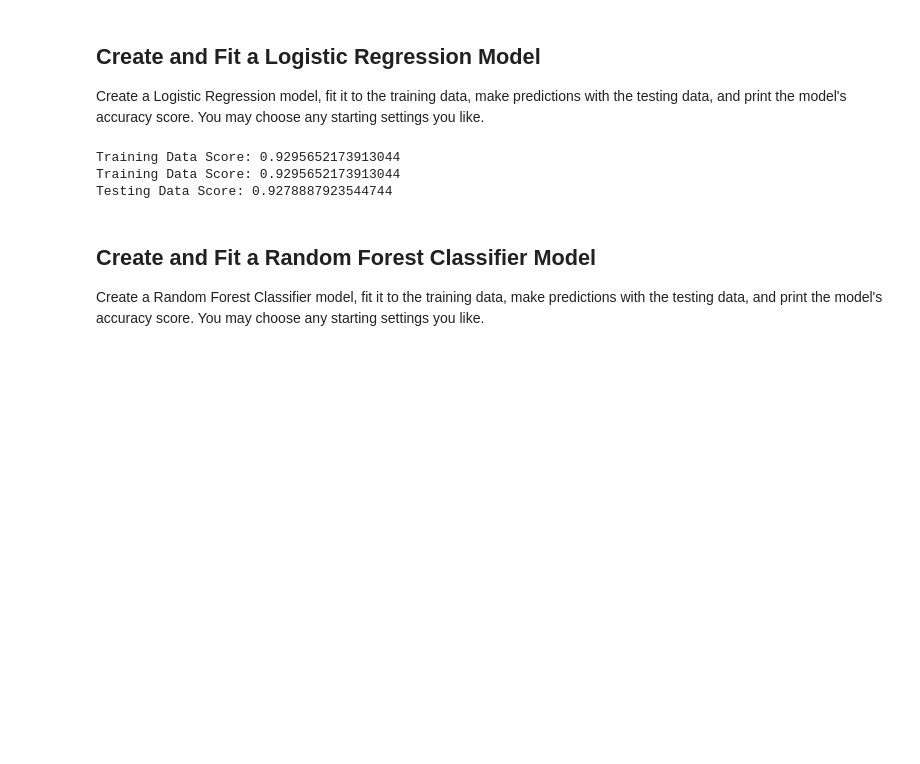
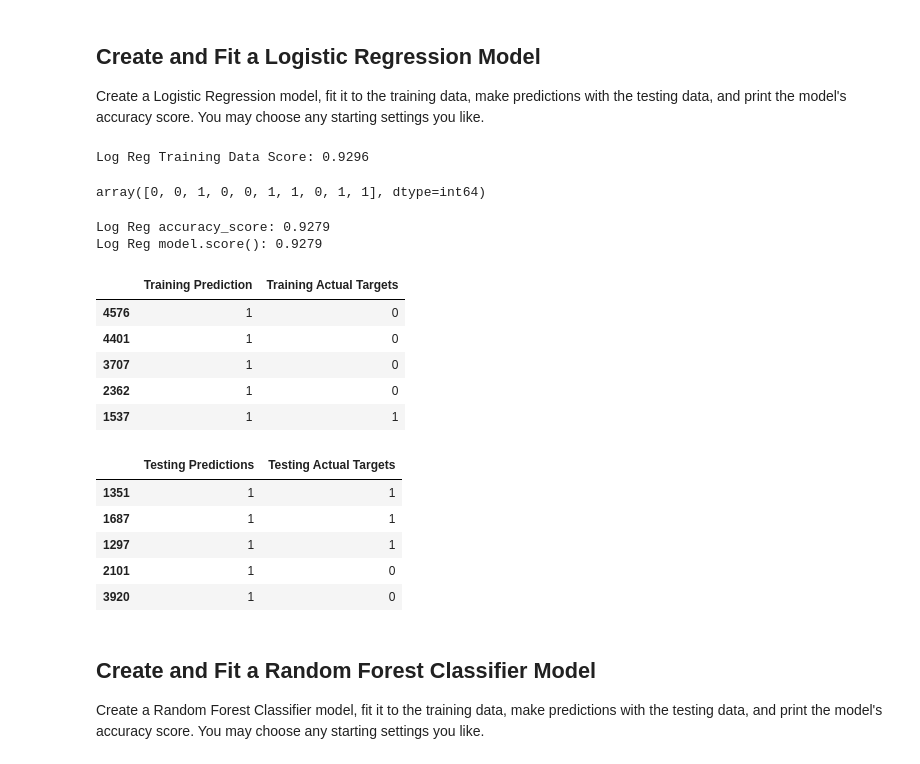
Before and after one commit to willablackmon/spam_detection_classification, a Jupyter notebook: spam_detector.ipynb, the cells around one changed output. Cells and saved outputs as stored; diff of their text form; code cells hidden in the pictures; blank space fills up the shorter version.

Commit message:
final entry: updated README with results; updated and clarified cells with accuracy data

```diff
--- a/spam_detector.ipynb
+++ b/spam_detector.ipynb
@@ -147,22 +146,15 @@ from sklearn.linear_model import LogisticRegression
 lr_model = LogisticRegression(random_state = 1)
 lr_model.fit(X_train_scaled, y_train)
 
-# Calculate the model accuracy on the Training Data
-print(f"Training Data Score: {lr_model.score(X_train_scaled, y_train)}")
-# Score the model:
-print(f"Training Data Score: {lr_model.score(X_train_scaled, y_train)}")
-print(f"Testing Data Score: {lr_model.score(X_test_scaled, y_test)}")
+# Check fit of training data...
+print(f"Log Reg Training Data Score: {lr_model.score(X_train_scaled, y_train):.4f}")
 # %% [output]
-Training Data Score: 0.9295652173913044
-Training Data Score: 0.9295652173913044
-Testing Data Score: 0.9278887923544744
+Log Reg Training Data Score: 0.9296
 # %%
 # Make and save testing predictions with the saved logistic regression model using the test data
-# Apply the fitted model to the `test` dataset
-testing_predictions = lr_model.predict()
-
-# Apply the fitted model to the `training` dataset
-predictions = lr_model.predict(X_train)
-
+y_preds = lr_model.predict(X_test_scaled)
 
 # Review the predictions
+y_preds[:10]
+# %% [output]
+array([0, 0, 1, 0, 0, 1, 1, 0, 1, 1], dtype=int64)
@@ -171,3 +161,53 @@ predictions = lr_model.predict(X_train)
+# %%
+# Calculate the accuracy score by evaluating `y_test` vs. `testing_predictions`.
+# y_test is 'y_actual'
+acc_score = accuracy_score(y_preds, y_test)
+print(f'Log Reg accuracy_score: {acc_score:.4f}')
+
+# Should be the same as...
+print(f"Log Reg model.score(): {lr_model.score(X_test_scaled, y_test):.4f}")
+# %% [output]
+Log Reg accuracy_score: 0.9279
+Log Reg model.score(): 0.9279
+# %%
+# Creating and viewing DataFrames of predictions:
+
+# TRAINING
+# Apply the fitted/trained model to the TRAINING dataset
+training_predictions = lr_model.predict(X_train)
+
+# Save predictions (+ actual y_train values) to a DataFrame
+train_results_df = pd.DataFrame({"Training Prediction": training_predictions,
+                           "Training Actual Targets": y_train})
+
+
+# TESTING
+# Make and save TRAINING predictions with the saved logistic regression model using the test data
+# Apply the fitted model to the `test` dataset
+testing_predictions = lr_model.predict(X_test)
+
+# Save test predictions and actual test values to a DataFrame
+test_results_df = pd.DataFrame({
+                        "Testing Predictions": testing_predictions,
+                        "Testing Actual Targets": y_test})
+
+
+# Review predictions, test values DataFrame
+display(train_results_df.head())
+display(test_results_df.head())
+# %% [output]
+|  | Training Prediction | Training Actual Targets |
+| 4576 | 1 | 0 |
+| 4401 | 1 | 0 |
+| 3707 | 1 | 0 |
+| 2362 | 1 | 0 |
+| 1537 | 1 | 1 |
+|  | Testing Predictions | Testing Actual Targets |
+| 1351 | 1 | 1 |
+| 1687 | 1 | 1 |
+| 1297 | 1 | 1 |
+| 2101 | 1 | 0 |
+| 3920 | 1 | 0 |
 # %% [markdown]
 ## Create and Fit a Random Forest Classifier Model
 
```
Also changed, not shown: parts of 11 cells of this notebook, 1 other file.
